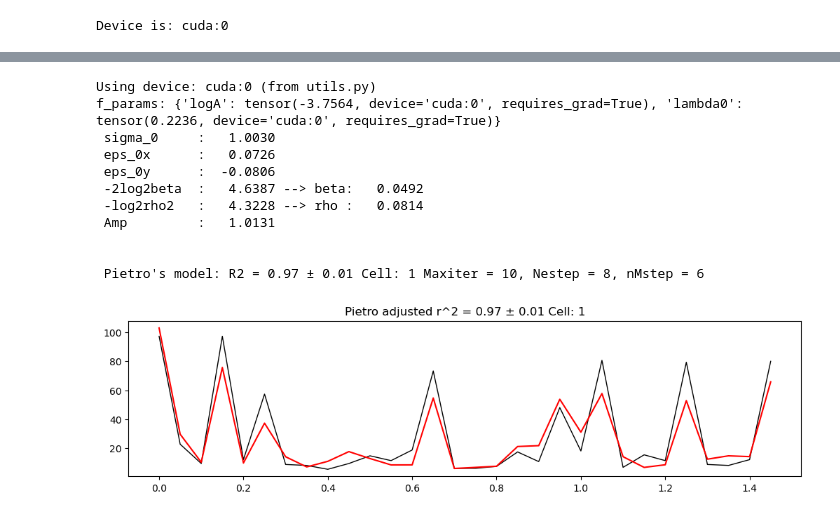
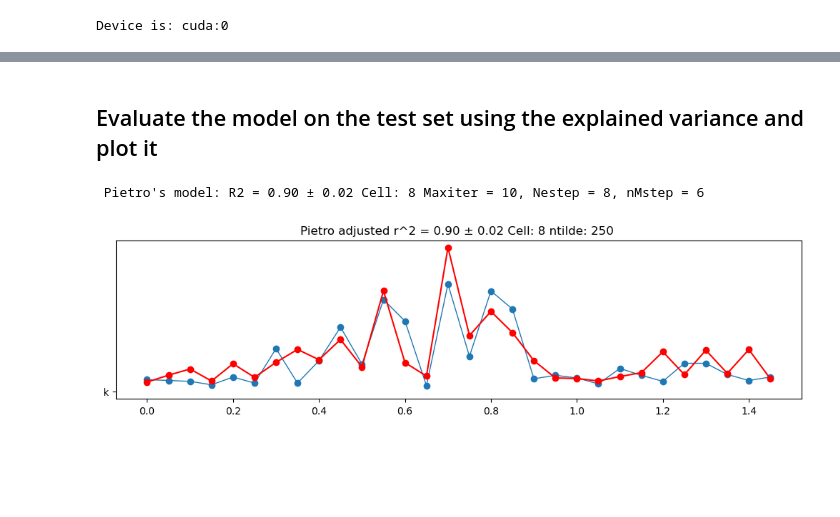
Before and after one commit to retinal-information-processing-lab/gaussian_processes, a Jupyter notebook: Spatial_GP_repo/one_cell_fit.ipynb, the cells around one changed output, grey strips where cells are left out. Drawn from its saved outputs; the diff is of its cells as text; code cells hidden in the pictures; blank space fills up the shorter version.

Commit message:
Cleaned up version of the one cell fit notebook, first draft of the active training

```diff
--- a/Spatial_GP_repo/one_cell_fit.ipynb
+++ b/Spatial_GP_repo/one_cell_fit.ipynb
@@ -38,16 +38,15 @@ Using device: cuda:0 (from utils.py)
 # %% [markdown]
 ## Parameters of the training
 # %%
-rand_xtilde = False # If True, xtilde (inducing points) are chosen randomly, if False, xtilde is chosen from the first ntilde images
-noise       = False # If True, noise is added to xtilde (used to avoid inducing points being too close to each other in their space)
-rescale     = False # If True, X is rescaled between -1 and 1
-cellid      = 1   # Choose cell
-ntilde      = 2000  # Number of xtilde
-kernfun     = utils.acosker_samu # Choose kernel function
+rand_xtilde = True # If True, xtilde (inducing points) are chosen randomly, if False, xtilde is chosen from the first ntilde images
 
-Nmstep  = 6
-Nestep  = 8
-Maxiter = 10
+cellid      = 8   # Choose cell
+ntilde      = 250  # Number of xtilde
+kernfun     = utils.acosker # Choose kernel function
+
+Nmstep  = 6   # Total number of M-steps iterations.
+Nestep  = 8   # Total number of E-steps iterations.
+Maxiter = 10  # Iterations of the optimization algorithm comprising M and E steps
 # %% [markdown]
 ## Import the dataset and preprocess
 # %%
@@ -80,10 +79,6 @@ R = torch.cat( (R_train, R_val), axis=0,)
 # X = X_train
 # R = R_train
 
-# Rescale X to be between -1 and 1
-if rescale == True:
-    X = (X - X.min()) / (X.max() - X.min()) * 2 - 1
-
 # Choose a cell
 r = R[:,cellid] # shape (nt,) where nt is the number of trials
 
@@ -94,13 +89,11 @@ X = torch.reshape(X, ( X.shape[0], X.shape[1]*X.shape[2]))
 # X_val = torch.reshape(X_val, ( X_val.shape[0], X_val.shape[1]*X_val.shape[2])) # shape (n x val, 11664)=(nt, nx)
 
 if rand_xtilde == True:
-    torch.manual_seed(2024)
+    torch.manual_seed(0)
     indices = torch.randint(0, X.shape[0], (ntilde,))
 else:
     indices = torch.arange(0,ntilde, dtype=torch.int64)
-if noise == True:
-    xtilde = X[indices,:] + 1e-7*torch.rand(X[indices,:].shape)*2 - 1.e-7
-else:
-    xtilde = X[indices,:]
+
+xtilde = X[indices,:]
 # %% [output]
 Device is: cuda:0
@@ -221,53 +225,39 @@ model_b = {
+# %% [markdown]
+## Evaluate the model on the test set using the explained variance and plot it
 # %%
-importlib.reload(utils)
 torch.set_grad_enabled(False)
 
-# To compare to samuele I have to kep the aplitude of C fixed to 1, he does not have it
-# theta['Amp'] = 1.0
-
-print(f'f_params: {f_params}')
-utils.print_hyp(model_b['theta'])
 
 # Predict and test
 R_test_cell, R_pred_cell, r2, sigma_r2 = utils.test(X_test, R_test, xtilde, **model_b )
 
 
 R_test_cell = R_test_cell.cpu().numpy()
 R_pred_cell = R_pred_cell.cpu().numpy()
 r2          = r2.cpu().numpy()
 sigma_r2    = sigma_r2.cpu().numpy()
 
 # Plot results after putting on cpu, numpy.
 fig = plt.figure(figsize=(12, 8))
 gs = fig.add_gridspec(5, 5,
             left=0.1, right=0.9, bottom=0.1, top=0.9,
             wspace=0.3, hspace=0.7)
 dt = 0.05
 time_values = dt * np.arange( len(R_pred_cell) )
 ax = fig.add_subplot(gs[3:, :])
-ax.plot(time_values, np.mean(R_test_cell, axis=0) / 0.05, 'k', linewidth=1)
+ax.plot(time_values, np.mean(R_test_cell, axis=0) / 0.05, 'o-',  'k', linewidth=1)
 
-ax.plot(time_values, R_pred_cell / 0.05, color='red', label='GP')
+ax.plot(time_values, R_pred_cell / 0.05, 'o-', color='red', label='GP')
 # ax.errorbar(time_values, R_predicted / 0.05, yerr=np.sqrt(sigma2_f[:,0].cpu()) / 0.05, color='red')
 # ax.legend(['data', 'GP'], loc='upper right', fontsize=14)
-txt = f'Pietro adjusted r^2 = {r2:.2f} ± {sigma_r2:.2f} Cell: {cellid}'
+txt = f'Pietro adjusted r^2 = {r2:.2f} ± {sigma_r2:.2f} Cell: {cellid} ntilde: {ntilde} '
 ax.set_title(f'{txt}')
 # ax.set_ylabel('Firing rate (Hz)')
 plt.show()
 plt.close()
 
 
 a=1
 # %% [output]
-Using device: cuda:0 (from utils.py)
-f_params: {'logA': tensor(-3.7564, device='cuda:0', requires_grad=True), 'lambda0': tensor(0.2236, device='cuda:0', requires_grad=True)}
- sigma_0     :   1.0030
- eps_0x      :   0.0726
- eps_0y      :  -0.0806
- -2log2beta  :   4.6387 --> beta:   0.0492
- -log2rho2   :   4.3228 --> rho :   0.0814
- Amp         :   1.0131
-
-
- Pietro's model: R2 = 0.97 ± 0.01 Cell: 1 Maxiter = 10, Nestep = 8, nMstep = 6
+ Pietro's model: R2 = 0.90 ± 0.02 Cell: 8 Maxiter = 10, Nestep = 8, nMstep = 6
-[figure, old version]
+[figure, new version]
```
Also changed, not shown: parts of 6 cells of this notebook, 2 other files.
